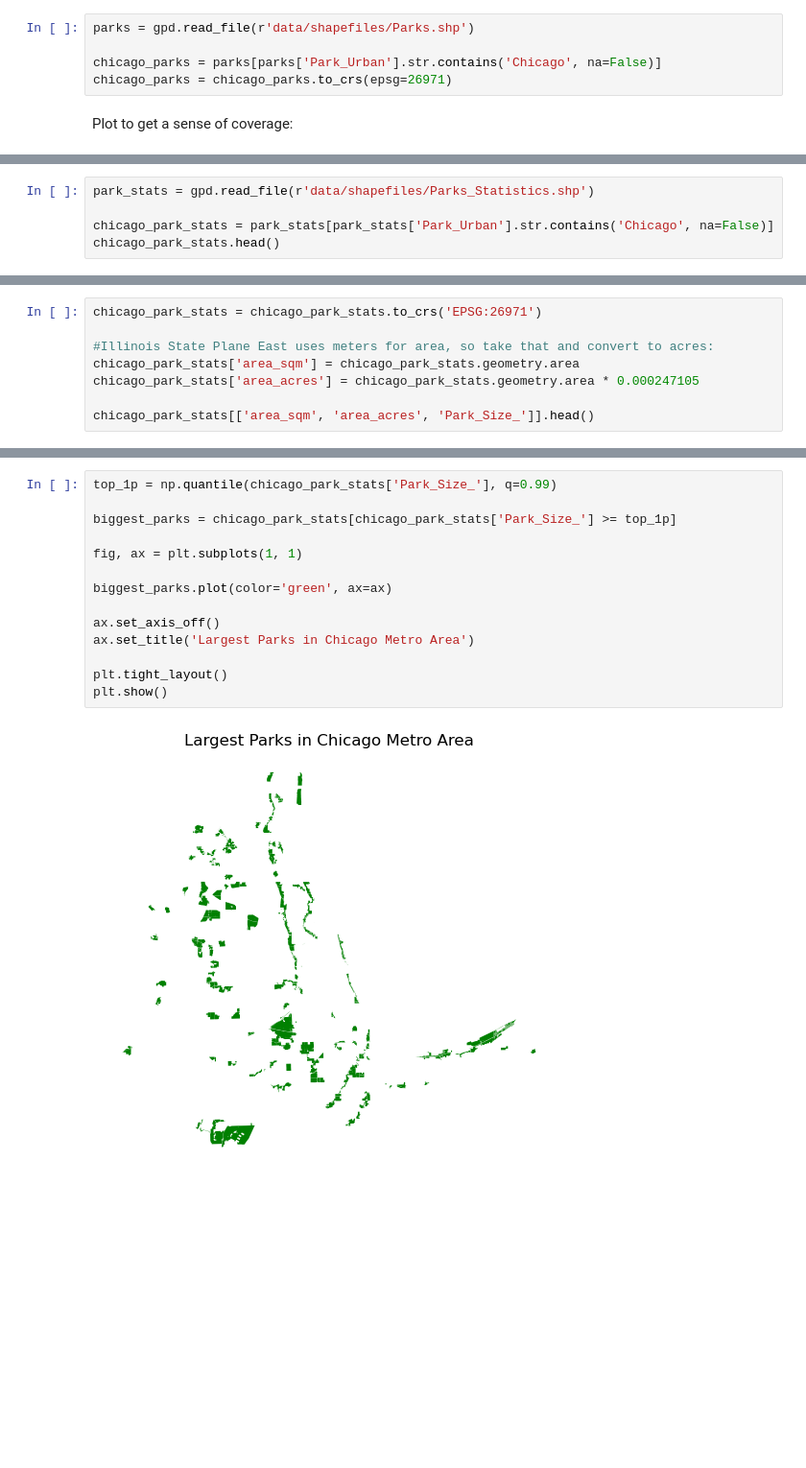
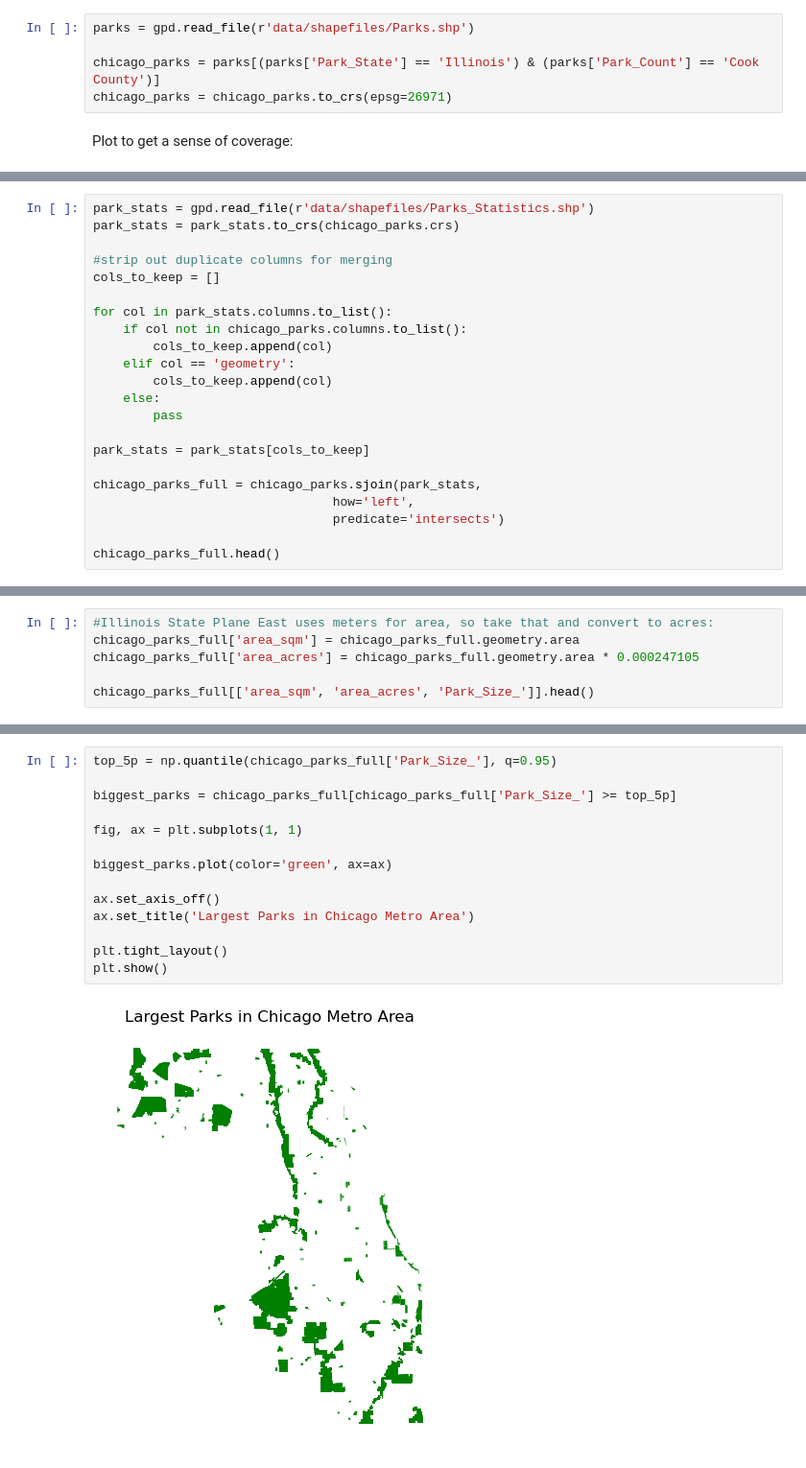
Before and after one commit to adohertymunro/DS-31095-Final-Project, a Jupyter notebook: Final Project.ipynb, the cells around one changed output, grey strips where cells are left out. Shown at 96% size. Cells and saved outputs as stored; diff of their text form; blank space fills up the shorter version.

```diff
--- a/Final Project.ipynb
+++ b/Final Project.ipynb
@@ -24,7 +38,7 @@ Load in generic "Parks" shapefile, subset to Chicago and project to Illinois Sta
 # %%
 parks = gpd.read_file(r'data/shapefiles/Parks.shp')
 
-chicago_parks = parks[parks['Park_Urban'].str.contains('Chicago', na=False)]
+chicago_parks = parks[(parks['Park_State'] == 'Illinois') & (parks['Park_Count'] == 'Cook County')]
 chicago_parks = chicago_parks.to_crs(epsg=26971)
 # %% [markdown]
 Plot to get a sense of coverage:
@@ -45,6 +59,23 @@ Land Trust also Includes a shapefile with helpful statistics attached to each pa
 # %%
 park_stats = gpd.read_file(r'data/shapefiles/Parks_Statistics.shp')
+park_stats = park_stats.to_crs(chicago_parks.crs)
 
-chicago_park_stats = park_stats[park_stats['Park_Urban'].str.contains('Chicago', na=False)]
-chicago_park_stats.head()
+#strip out duplicate columns for merging
+cols_to_keep = []
+
+for col in park_stats.columns.to_list():
+    if col not in chicago_parks.columns.to_list():
+        cols_to_keep.append(col)
+    elif col == 'geometry':
+        cols_to_keep.append(col)
+    else:
+        pass
+
+park_stats = park_stats[cols_to_keep]
+
+chicago_parks_full = chicago_parks.sjoin(park_stats,
+                                how='left',
+                                predicate='intersects')
+
+chicago_parks_full.head()
 # %% [output]
@@ -66,10 +97,8 @@ There is an "Area" column, but it's not clear what the units are, so we need to
 # %%
-chicago_park_stats = chicago_park_stats.to_crs('EPSG:26971')
+#Illinois State Plane East uses meters for area, so take that and convert to acres:
+chicago_parks_full['area_sqm'] = chicago_parks_full.geometry.area
+chicago_parks_full['area_acres'] = chicago_parks_full.geometry.area * 0.000247105
 
-#Illinois State Plane East uses meters for area, so take that and convert to acres:
-chicago_park_stats['area_sqm'] = chicago_park_stats.geometry.area
-chicago_park_stats['area_acres'] = chicago_park_stats.geometry.area * 0.000247105
-
-chicago_park_stats[['area_sqm', 'area_acres', 'Park_Size_']].head()
+chicago_parks_full[['area_sqm', 'area_acres', 'Park_Size_']].head()
 # %% [output]
 |  | area_sqm | area_acres | Park_Size_ |
@@ -83,16 +112,16 @@ It looks like "Park_Size_" measures acres! Now we can ask where/what the biggest
 # %%
-top_1p = np.quantile(chicago_park_stats['Park_Size_'], q=0.99)
+top_5p = np.quantile(chicago_parks_full['Park_Size_'], q=0.95)
 
-biggest_parks = chicago_park_stats[chicago_park_stats['Park_Size_'] >= top_1p]
+biggest_parks = chicago_parks_full[chicago_parks_full['Park_Size_'] >= top_5p]
 
 fig, ax = plt.subplots(1, 1)
 
 biggest_parks.plot(color='green', ax=ax)
 
 ax.set_axis_off()
 ax.set_title('Largest Parks in Chicago Metro Area')
 
 plt.tight_layout()
 plt.show()
 # %% [output]
-[figure, old version]
+[figure, new version]
```
Also changed, not shown: parts of 21 cells of this notebook, 4 other files.
